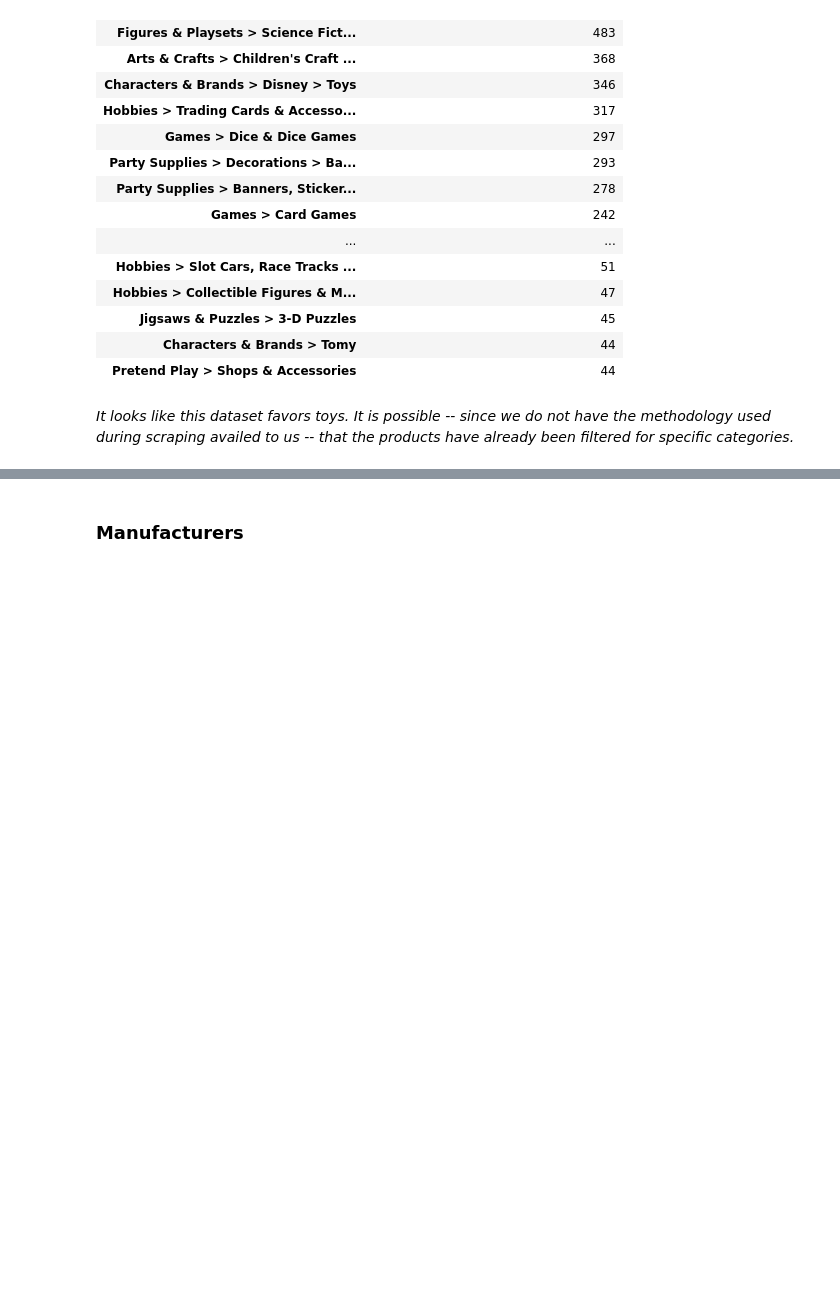
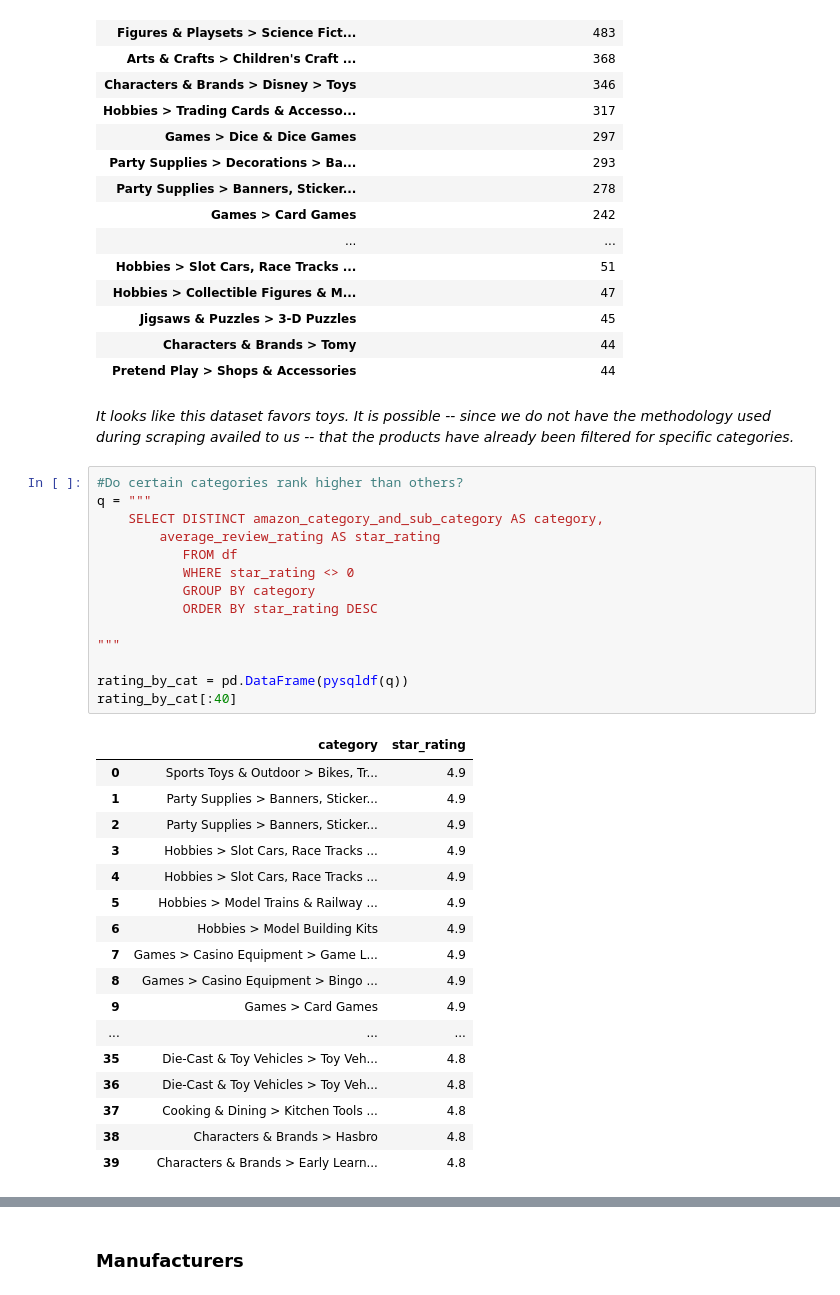
Before and after one commit to cotica/capstone, a Jupyter notebook: code/Amazon-order-history-EDA.ipynb, the cells around one changed output, grey strips where cells are left out. Drawn from its saved outputs; the diff is of its cells as text; blank space fills up the shorter version.

Commit message:
ratings by category but something does not add up -- no low ratings?

```diff
--- a/code/Amazon-order-history-EDA.ipynb
+++ b/code/Amazon-order-history-EDA.ipynb
@@ -463,3 +463,35 @@ dtype: int64
 | Pretend Play > Shops & Accessories | 44 |
 # %% [markdown]
 _It looks like this dataset favors toys. It is possible -- since we do not have the methodology used during scraping availed to us -- that the products have already been filtered for specific categories._
+# %%
+#Do certain categories rank higher than others?
+q = """
+    SELECT DISTINCT amazon_category_and_sub_category AS category,
+        average_review_rating AS star_rating
+           FROM df
+           WHERE star_rating <> 0
+           GROUP BY category
+           ORDER BY star_rating DESC
+
+"""
+
+rating_by_cat = pd.DataFrame(pysqldf(q))
+rating_by_cat[:40]
+# %% [output]
+|  | category | star_rating |
+| 0 | Sports Toys & Outdoor > Bikes, Tr... | 4.9 |
+| 1 | Party Supplies > Banners, Sticker... | 4.9 |
+| 2 | Party Supplies > Banners, Sticker... | 4.9 |
+| 3 | Hobbies > Slot Cars, Race Tracks ... | 4.9 |
+| 4 | Hobbies > Slot Cars, Race Tracks ... | 4.9 |
+| 5 | Hobbies > Model Trains & Railway ... | 4.9 |
+| 6 | Hobbies > Model Building Kits | 4.9 |
+| 7 | Games > Casino Equipment > Game L... | 4.9 |
+| 8 | Games > Casino Equipment > Bingo ... | 4.9 |
+| 9 | Games > Card Games | 4.9 |
+| ... | ... | ... |
+| 35 | Die-Cast & Toy Vehicles > Toy Veh... | 4.8 |
+| 36 | Die-Cast & Toy Vehicles > Toy Veh... | 4.8 |
+| 37 | Cooking & Dining > Kitchen Tools ... | 4.8 |
+| 38 | Characters & Brands > Hasbro | 4.8 |
+| 39 | Characters & Brands > Early Learn... | 4.8 |
```
Also changed, not shown: parts of 11 cells of this notebook.
